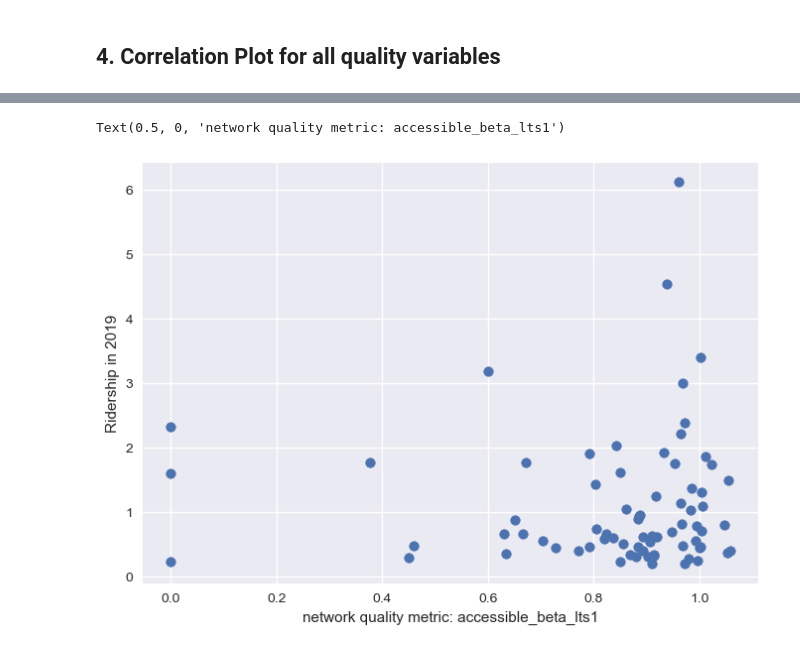
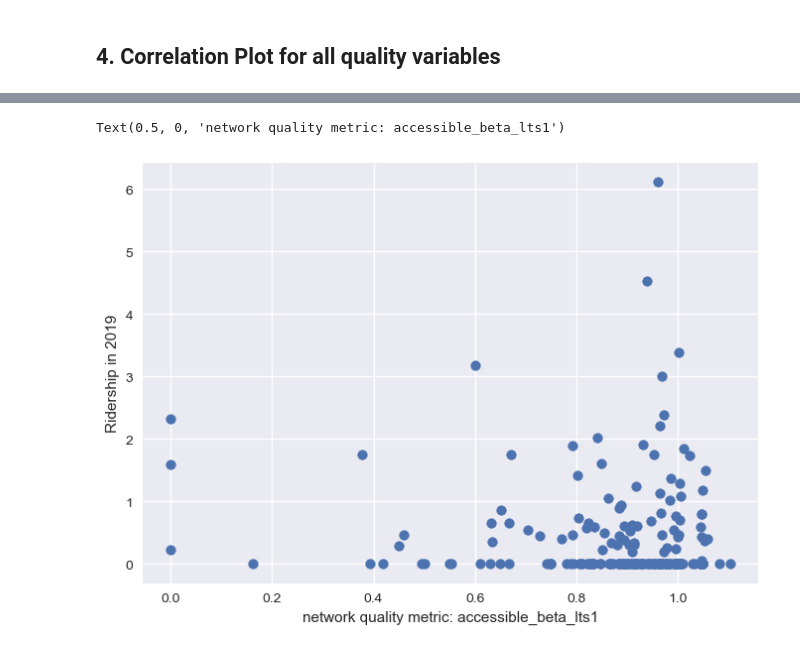
Before and after one commit to mRaffill/low_stress_network_quality, a Jupyter notebook: vis_ridership_pct.ipynb, the cells around one changed output, grey strips where cells are left out. Drawn from its saved outputs; the diff is of its cells as text; code cells hidden in the pictures.

```diff
--- a/vis_ridership_pct.ipynb
+++ b/vis_ridership_pct.ipynb
@@ -18,8 +18,8 @@ from pycen import acquire
 
 plt.style.use('seaborn-v0_8')
 
-city = "San Jose" ### CHANGE THIS TO TRY OTHER CITIES. FIRST MAKE SURE THAT YOU HAVE DOWNLOADED THE QUALITY CSV FOR ALL OF THEM
-county= 'Santa Clara'
+city = ["San Jose","Berkeley"] ### CHANGE THIS TO TRY OTHER CITIES. FIRST MAKE SURE THAT YOU HAVE DOWNLOADED THE QUALITY CSV FOR ALL OF THEM
+#county= ['Santa Clara','Alameda'] #not used
 state = "California"
 
 PLACE = "%s, %s, USA"%(city,state)
@@ -77,6 +104 @@ Clipping to place: San Jose
 Fetching boundaries...
-# %%
-pct_bike_yr1,pct_bike_yr2='pct_bike_%s'%YEARS[0],'pct_bike_%s'%YEARS[1]
-tracts=pd.merge(tracts,gdf_2019[['GEOID',pct_bike_yr2]],on='GEOID')
-tracts['pct_change']=tracts[pct_bike_yr2]-tracts[pct_bike_yr1]
-#tracts=pd.merge(tracts,gdf_2019['pct_bike_2019'],on='')
@@ -99,3 +104,0 @@ tracts
-# %%
-tracts['TRACTCE']=tracts['TRACTCE'].astype('int')
-## make sure the tract id is an int so it is possible to merge with network quality
@@ -155,7 +146,7 @@ ridership_quality_combined
 #filter out zero values
 
 ## Correlation with percentage change
-ridership_quality_combined_nonzero=ridership_quality_combined[ridership_quality_combined[pct_bike_yr2]>0]
+ridership_quality_combined_nonzero=tracts[tracts[pct_bike_yr2]>0]
 correlation=ridership_quality_combined_nonzero[np.append(quality_variable_columns,'pct_change')].corr()
 sns.heatmap(correlation)
 # %% [output]
@@ -207,15 +198,20 @@ edges_lts1_pct                     0.132278
 pct_bike_2019                      1.000000
 Name: pct_bike_2019, dtype: float64
 # %%
-X=ridership_quality_combined_nonzero[quality_variable_columns]
-Y=ridership_quality_combined_nonzero[[pct_bike_yr2,'pct_change']]
+X=tracts[quality_variable_columns]
+Y=tracts[[pct_bike_yr2,'pct_change']]
+
+X_nonzero=ridership_quality_combined_nonzero[quality_variable_columns]
+Y_nonzero=ridership_quality_combined_nonzero[[pct_bike_yr2,'pct_change']]
+
 variable_to_use='accessible_beta_lts1' ## CHANGE THIS TO TRY OTHER QUALITY VARIABLES
+
 plt.scatter(X[variable_to_use],Y[pct_bike_yr2])
 plt.ylabel('Ridership in %s'%YEARS[1])
 plt.xlabel('network quality metric: %s'%variable_to_use)
 # %% [output]
 Text(0.5, 0, 'network quality metric: accessible_beta_lts1')
-[figure, old version]
+[figure, new version]
 # %%
 plt.scatter(X[variable_to_use],Y['pct_change'])
 plt.ylabel('Change in ridership from %s and %s'%(YEARS[0],YEARS[1]))
```
Also changed, not shown: parts of 17 cells of this notebook.
